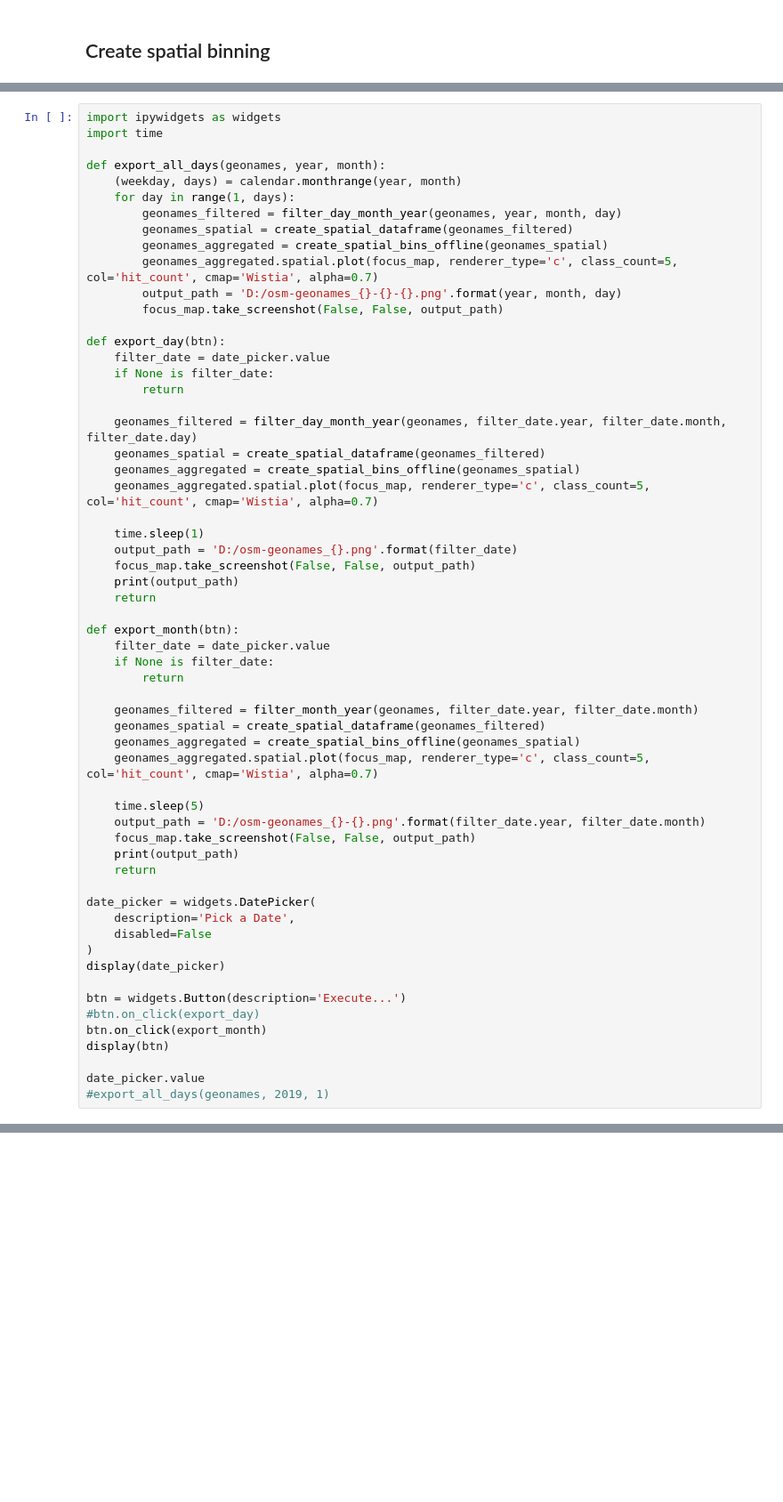
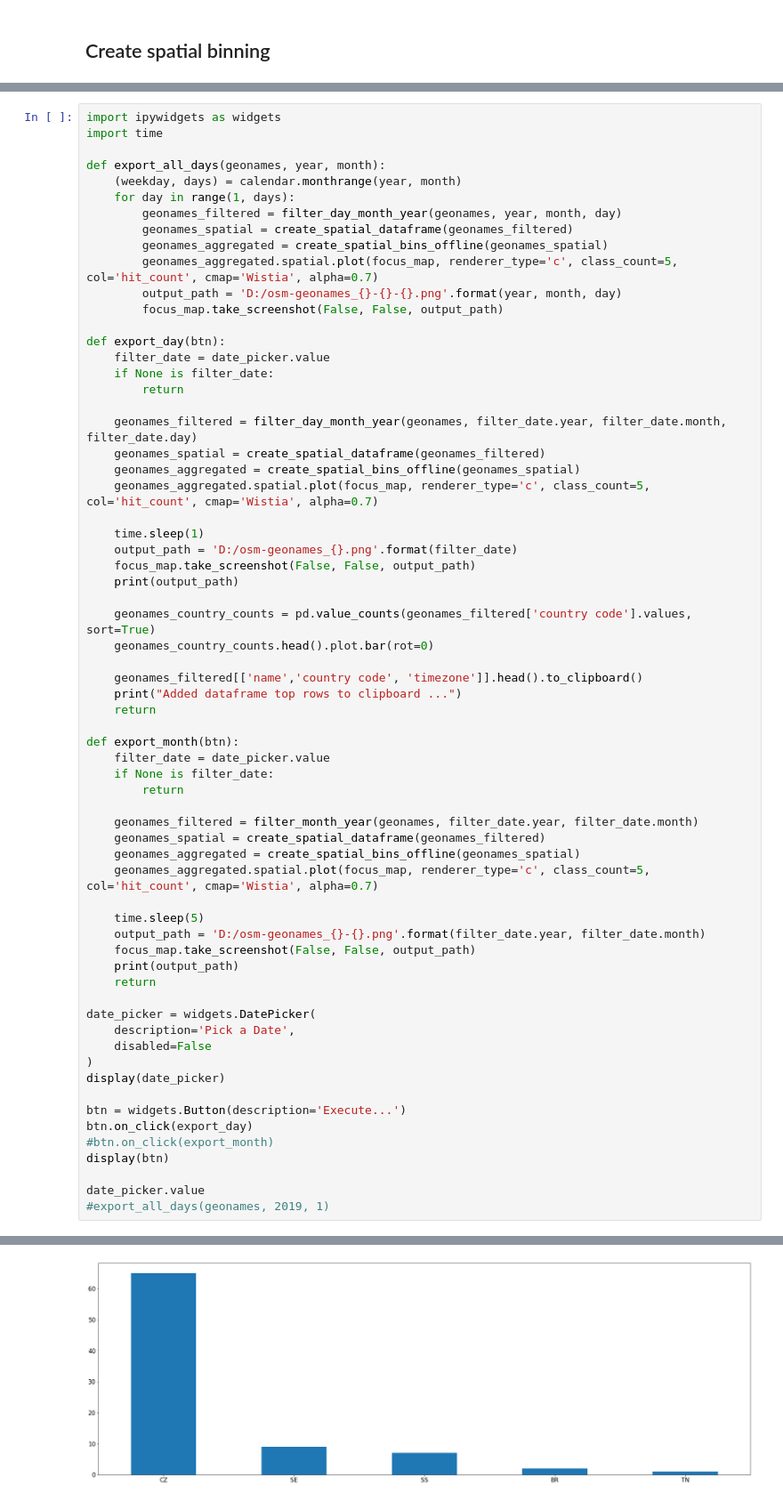
Before and after one commit to gisfromscratch/anaconda-data-analystics, a Jupyter notebook: notebooks/GeonamesModifications.ipynb, the cells around one changed output, grey strips where cells are left out. Shown: that part at 89% size. Cells and saved outputs as stored; diff of their text form; blank space fills up the shorter version.

```diff
--- a/notebooks/GeonamesModifications.ipynb
+++ b/notebooks/GeonamesModifications.ipynb
@@ -338,6 +347,12 @@ def export_day(btn):
     output_path = 'D:/osm-geonames_{}.png'.format(filter_date)
     focus_map.take_screenshot(False, False, output_path)
     print(output_path)
+
+    geonames_country_counts = pd.value_counts(geonames_filtered['country code'].values, sort=True)
+    geonames_country_counts.head().plot.bar(rot=0)
+
+    geonames_filtered[['name','country code', 'timezone']].head().to_clipboard()
+    print("Added dataframe top rows to clipboard ...")
     return
 
 def export_month(btn):
@@ -363,8 +378,8 @@ date_picker = widgets.DatePicker(
 display(date_picker)
 
 btn = widgets.Button(description='Execute...')
-#btn.on_click(export_day)
-btn.on_click(export_month)
+btn.on_click(export_day)
+#btn.on_click(export_month)
 display(btn)
 
 date_picker.value
@@ -377,0 +394 @@ D:/osm-geonames_2020-1.png
+[figure, added]
```
Also changed, not shown: parts of 5 cells of this notebook.
